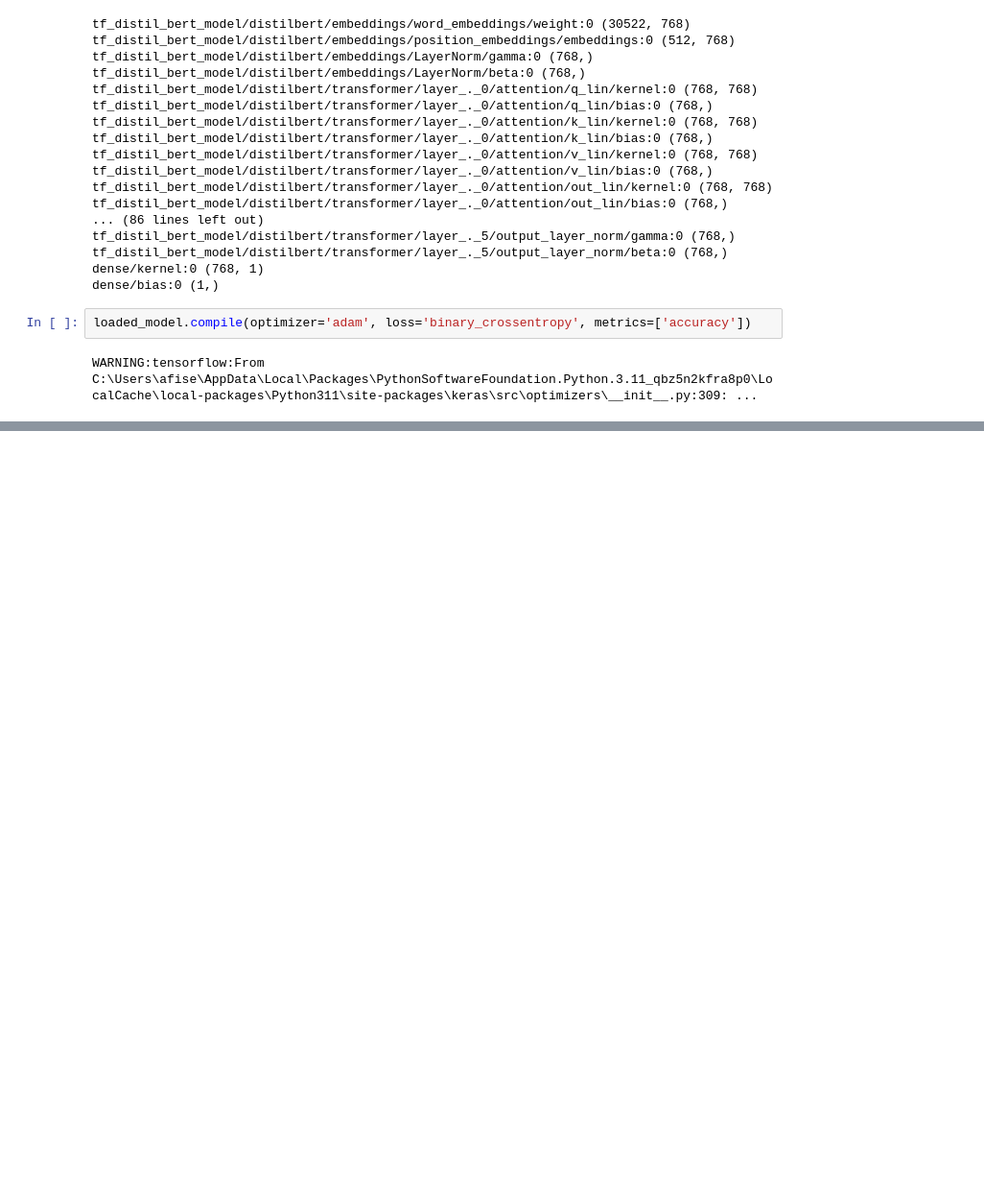
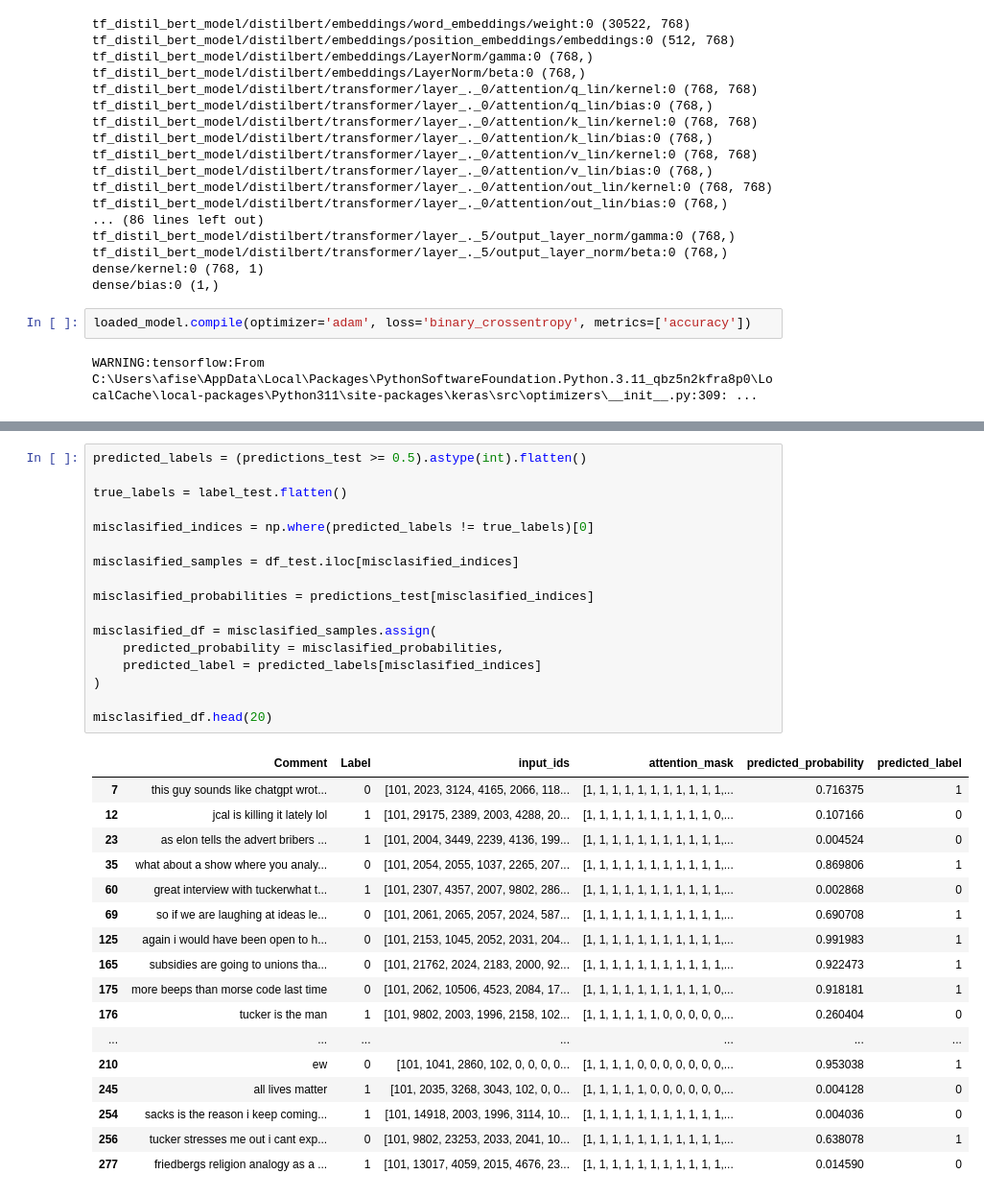
Before and after one commit to Adomas1992/YoutubeCommentClassification, a Jupyter notebook: Youtube_comment_scraper/Preparing_for_classification.ipynb, the cells around one changed output, grey strips where cells are left out. Shown at 96% size. Cells and saved outputs as stored; diff of their text form; blank space fills up the shorter version.

Commit message:
Interpreting and analysing the performance

```diff
--- a/Youtube_comment_scraper/Preparing_for_classification.ipynb
+++ b/Youtube_comment_scraper/Preparing_for_classification.ipynb
@@ -196,0 +266,35 @@ Label 0: 149 occurences
+# %%
+predicted_labels = (predictions_test >= 0.5).astype(int).flatten()
+
+true_labels = label_test.flatten()
+
+misclasified_indices = np.where(predicted_labels != true_labels)[0]
+
+misclasified_samples = df_test.iloc[misclasified_indices]
+
+misclasified_probabilities = predictions_test[misclasified_indices]
+
+misclasified_df = misclasified_samples.assign(
+    predicted_probability = misclasified_probabilities,
+    predicted_label = predicted_labels[misclasified_indices]
+)
+
+misclasified_df.head(20)
+# %% [output]
+|  | Comment | Label | input_ids | attention_mask | predicted_probability | predicted_label |
+| 7 | this guy sounds like chatgpt wrot... | 0 | [101, 2023, 3124, 4165, 2066, 118... | [1, 1, 1, 1, 1, 1, 1, 1, 1, 1, 1,... | 0.716375 | 1 |
+| 12 | jcal is killing it lately lol | 1 | [101, 29175, 2389, 2003, 4288, 20... | [1, 1, 1, 1, 1, 1, 1, 1, 1, 1, 0,... | 0.107166 | 0 |
+| 23 | as elon tells the advert bribers ... | 1 | [101, 2004, 3449, 2239, 4136, 199... | [1, 1, 1, 1, 1, 1, 1, 1, 1, 1, 1,... | 0.004524 | 0 |
+| 35 | what about a show where you analy... | 0 | [101, 2054, 2055, 1037, 2265, 207... | [1, 1, 1, 1, 1, 1, 1, 1, 1, 1, 1,... | 0.869806 | 1 |
+| 60 | great interview with tuckerwhat t... | 1 | [101, 2307, 4357, 2007, 9802, 286... | [1, 1, 1, 1, 1, 1, 1, 1, 1, 1, 1,... | 0.002868 | 0 |
+| 69 | so if we are laughing at ideas le... | 0 | [101, 2061, 2065, 2057, 2024, 587... | [1, 1, 1, 1, 1, 1, 1, 1, 1, 1, 1,... | 0.690708 | 1 |
+| 125 | again i would have been open to h... | 0 | [101, 2153, 1045, 2052, 2031, 204... | [1, 1, 1, 1, 1, 1, 1, 1, 1, 1, 1,... | 0.991983 | 1 |
+| 165 | subsidies are going to unions tha... | 0 | [101, 21762, 2024, 2183, 2000, 92... | [1, 1, 1, 1, 1, 1, 1, 1, 1, 1, 1,... | 0.922473 | 1 |
+| 175 | more beeps than morse code last time | 0 | [101, 2062, 10506, 4523, 2084, 17... | [1, 1, 1, 1, 1, 1, 1, 1, 1, 1, 0,... | 0.918181 | 1 |
+| 176 | tucker is the man | 1 | [101, 9802, 2003, 1996, 2158, 102... | [1, 1, 1, 1, 1, 1, 0, 0, 0, 0, 0,... | 0.260404 | 0 |
+| ... | ... | ... | ... | ... | ... | ... |
+| 210 | ew | 0 | [101, 1041, 2860, 102, 0, 0, 0, 0... | [1, 1, 1, 1, 0, 0, 0, 0, 0, 0, 0,... | 0.953038 | 1 |
+| 245 | all lives matter | 1 | [101, 2035, 3268, 3043, 102, 0, 0... | [1, 1, 1, 1, 1, 0, 0, 0, 0, 0, 0,... | 0.004128 | 0 |
+| 254 | sacks is the reason i keep coming... | 1 | [101, 14918, 2003, 1996, 3114, 10... | [1, 1, 1, 1, 1, 1, 1, 1, 1, 1, 1,... | 0.004036 | 0 |
+| 256 | tucker stresses me out i cant exp... | 0 | [101, 9802, 23253, 2033, 2041, 10... | [1, 1, 1, 1, 1, 1, 1, 1, 1, 1, 1,... | 0.638078 | 1 |
+| 277 | friedbergs religion analogy as a ... | 1 | [101, 13017, 4059, 2015, 4676, 23... | [1, 1, 1, 1, 1, 1, 1, 1, 1, 1, 1,... | 0.014590 | 0 |
```
Also changed, not shown: parts of 8 cells of this notebook, 1 other file.
